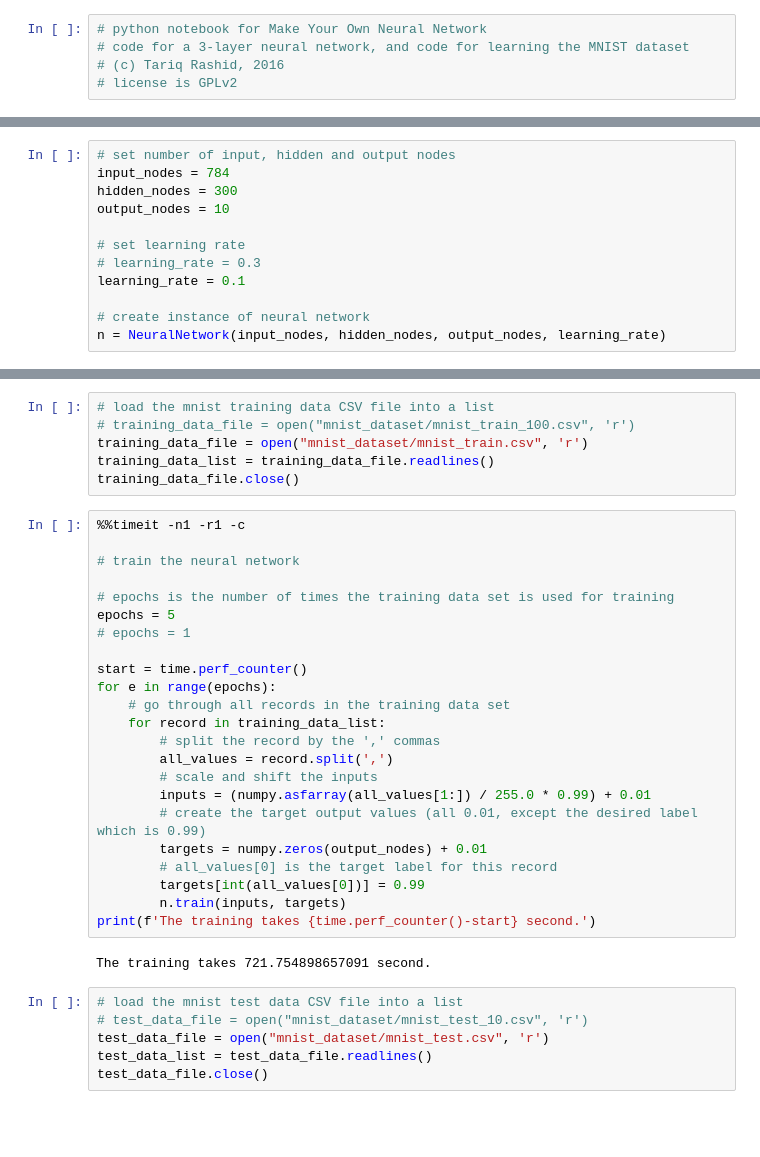
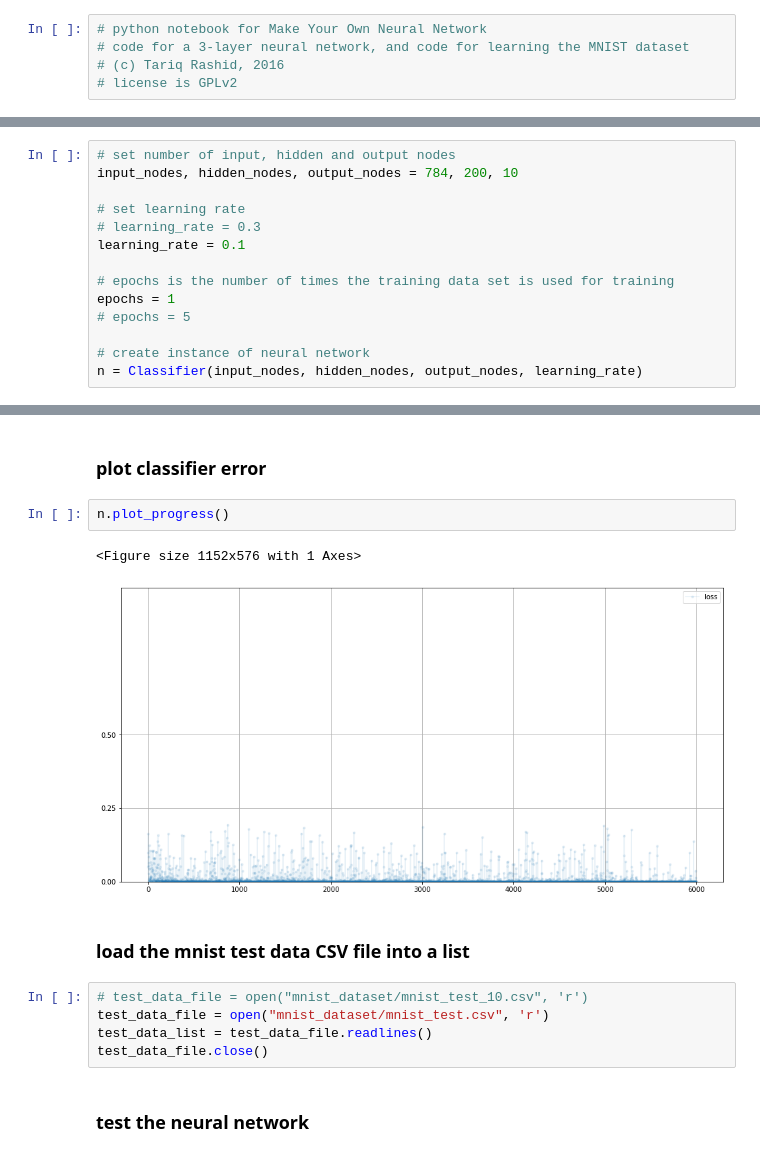
Before and after one commit to Fengzi21/makeyourownneuralnetwork, a Jupyter notebook: part2_neural_network_mnist_data.ipynb, the cells around one changed output, grey strips where cells are left out. Drawn from its saved outputs; the diff is of its cells as text; blank space fills up the shorter version.

```diff
--- a/part2_neural_network_mnist_data.ipynb
+++ b/part2_neural_network_mnist_data.ipynb
@@ -14,12 +26,14 @@ from neural_network import NeuralNetwork
 # %%
 # set number of input, hidden and output nodes
-input_nodes = 784
-hidden_nodes = 300
-output_nodes = 10
+input_nodes, hidden_nodes, output_nodes = 784, 200, 10
 
 # set learning rate
 # learning_rate = 0.3
 learning_rate = 0.1
 
+# epochs is the number of times the training data set is used for training
+epochs = 1
+# epochs = 5
+
 # create instance of neural network
-n = NeuralNetwork(input_nodes, hidden_nodes, output_nodes, learning_rate)
+n = Classifier(input_nodes, hidden_nodes, output_nodes, learning_rate)
@@ -26,38 +69,17 @@ n = NeuralNetwork(input_nodes, hidden_nodes, output_nodes, learning_rate)
+# %% [markdown]
+### plot classifier error
+# %%
+n.plot_progress()
+# %% [output]
+<Figure size 1152x576 with 1 Axes>
+[figure, added]
+# %% [markdown]
+### load the mnist test data CSV file into a list
 # %%
-# load the mnist training data CSV file into a list
-# training_data_file = open("mnist_dataset/mnist_train_100.csv", 'r')
-training_data_file = open("mnist_dataset/mnist_train.csv", 'r')
-training_data_list = training_data_file.readlines()
-training_data_file.close()
+# test_data_file = open("mnist_dataset/mnist_test_10.csv", 'r')
+test_data_file = open("mnist_dataset/mnist_test.csv", 'r')
+test_data_list = test_data_file.readlines()
+test_data_file.close()
-# %%
-%%timeit -n1 -r1 -c
-
-# train the neural network
-
-# epochs is the number of times the training data set is used for training
-epochs = 5
-# epochs = 1
-
-start = time.perf_counter()
-for e in range(epochs):
-    # go through all records in the training data set
-    for record in training_data_list:
-        # split the record by the ',' commas
-        all_values = record.split(',')
-        # scale and shift the inputs
-        inputs = (numpy.asfarray(all_values[1:]) / 255.0 * 0.99) + 0.01
-        # create the target output values (all 0.01, except the desired label which is 0.99)
-        targets = numpy.zeros(output_nodes) + 0.01
-        # all_values[0] is the target label for this record
-        targets[int(all_values[0])] = 0.99
-        n.train(inputs, targets)
-print(f'The training takes {time.perf_counter()-start} second.')
-# %% [output]
-The training takes 721.754898657091 second.
-# %%
-# load the mnist test data CSV file into a list
-# test_data_file = open("mnist_dataset/mnist_test_10.csv", 'r')
-test_data_file = open("mnist_dataset/mnist_test.csv", 'r')
-test_data_list = test_data_file.readlines()
-test_data_file.close()
+# %% [markdown]
+### test the neural network
 # %%
```
Also changed, not shown: parts of 18 cells of this notebook, 14 other files.
